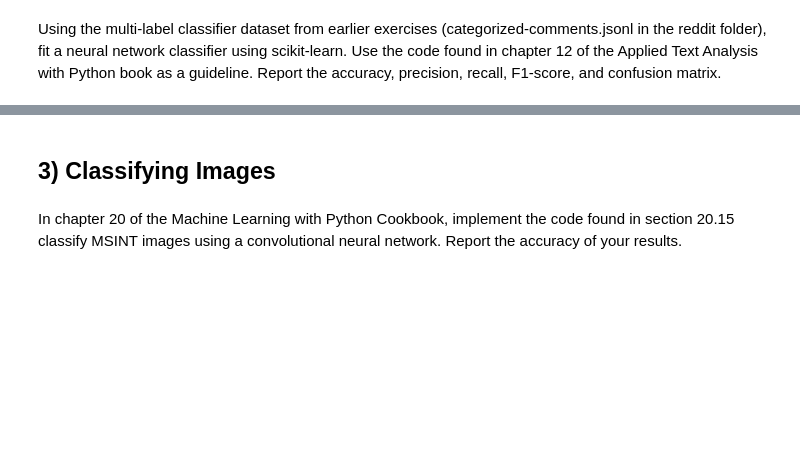
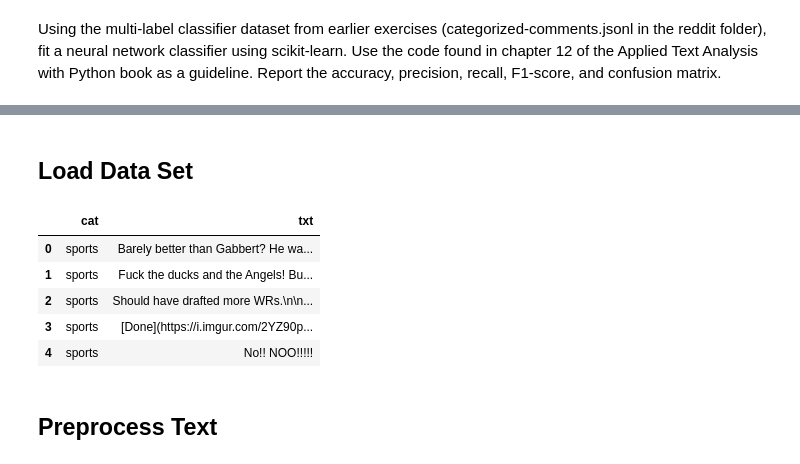
Before and after one commit to ScottBreitbach/DSC550, a Jupyter notebook: Week9/BreitbachScott_DSC550_Week9.ipynb, the cells around one changed output, grey strips where cells are left out. Cells and saved outputs as stored; diff of their text form; code cells hidden in the pictures; blank space fills up the shorter version.

```diff
--- a/Week9/BreitbachScott_DSC550_Week9.ipynb
+++ b/Week9/BreitbachScott_DSC550_Week9.ipynb
@@ -15,4 +11,2 @@ Using the multi-label classifier dataset from earlier exercises (categorized-com
-# %% [markdown]
-## 3) Classifying Images
-# %% [markdown]
-In chapter 20 of the Machine Learning with Python Cookbook, implement the code found in section 20.15 classify MSINT images using a convolutional neural network. Report the accuracy of your results.
+# %% [markdown]
+## Load Data Set
@@ -18,0 +21,19 @@ In chapter 20 of the Machine Learning with Python Cookbook, implement the code f
+# %%
+# Load JSON data into a list of dictionaries
+data = []
+with jsonlines.open('categorized-comments.jsonl') as reader:
+    for obj in reader.iter(type=dict, skip_invalid=True):
+        data.append(obj)
+# %%
+# Convert data to DataFrame
+cat_comments_df = pd.DataFrame(data)
+cat_comments_df.head()
+# %% [output]
+|  | cat | txt |
+| 0 | sports | Barely better than Gabbert? He wa... |
+| 1 | sports | Fuck the ducks and the Angels! Bu... |
+| 2 | sports | Should have drafted more WRs.\n\n... |
+| 3 | sports | [Done](https://i.imgur.com/2YZ90p... |
+| 4 | sports | No!! NOO!!!!! |
+# %% [markdown]
+## Preprocess Text
```
Also changed, not shown: parts of 39 cells of this notebook, 1 other file.
